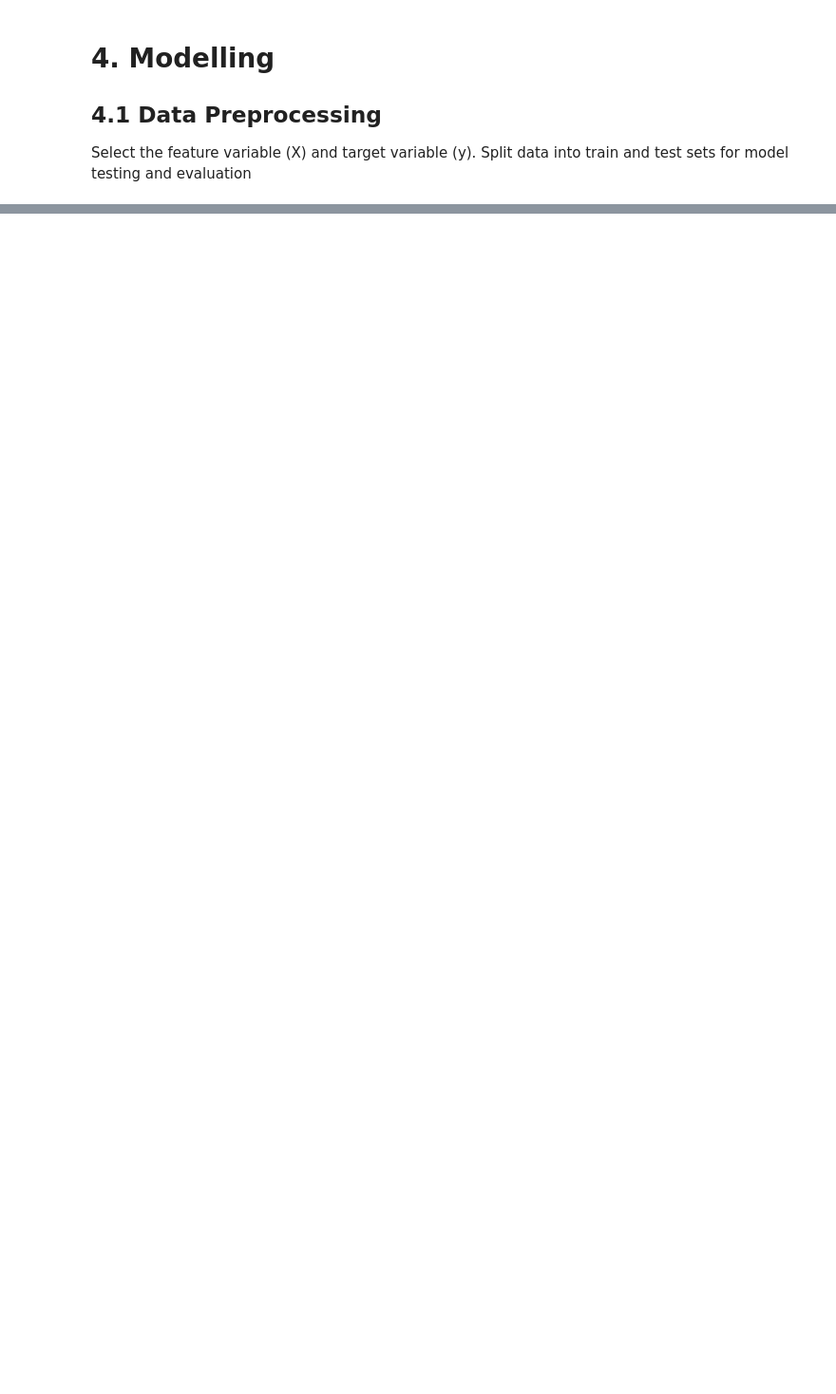
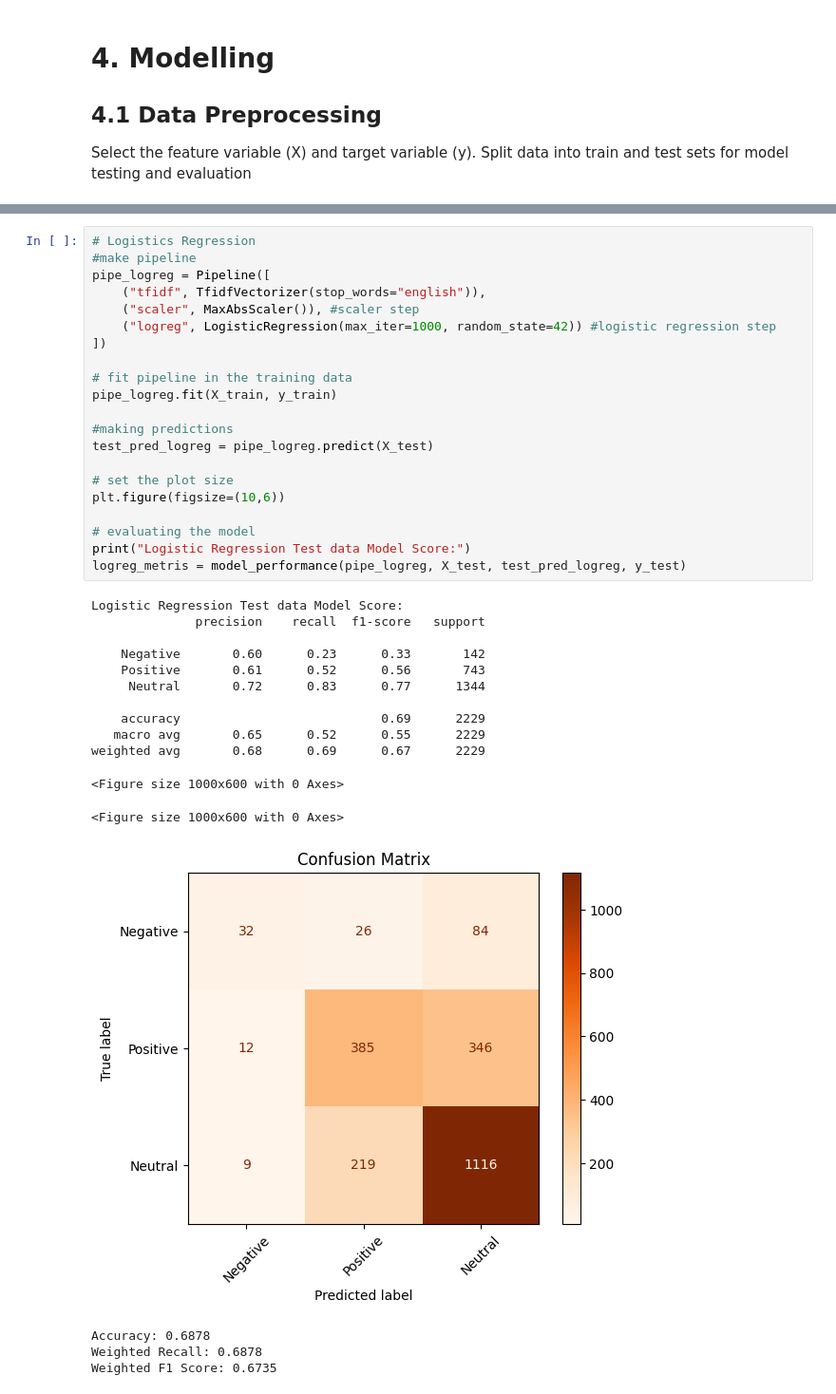
Before and after one commit to ENGMAUKA/group3_sentiment_analysis_project, a Jupyter notebook: notebooks/sentiments_consolidated.ipynb, the cells around one changed output, grey strips where cells are left out. Shown at 95% size. Saved outputs shown, nothing was run; the diff lists cells and outputs as text; blank space fills up the shorter version.

```diff
--- a/notebooks/sentiments_consolidated.ipynb
+++ b/notebooks/sentiments_consolidated.ipynb
@@ -521,0 +597,38 @@ Accuracy and Recall will be the main metric used to track model performance. How
+# %%
+# Logistics Regression
+#make pipeline
+pipe_logreg = Pipeline([
+    ("tfidf", TfidfVectorizer(stop_words="english")),
+    ("scaler", MaxAbsScaler()), #scaler step
+    ("logreg", LogisticRegression(max_iter=1000, random_state=42)) #logistic regression step
+])
+
+# fit pipeline in the training data
+pipe_logreg.fit(X_train, y_train)
+
+#making predictions
+test_pred_logreg = pipe_logreg.predict(X_test)
+
+# set the plot size
+plt.figure(figsize=(10,6))
+
+# evaluating the model
+print("Logistic Regression Test data Model Score:")
+logreg_metris = model_performance(pipe_logreg, X_test, test_pred_logreg, y_test)
+# %% [output]
+Logistic Regression Test data Model Score:
+              precision    recall  f1-score   support
+
+    Negative       0.60      0.23      0.33       142
+    Positive       0.61      0.52      0.56       743
+     Neutral       0.72      0.83      0.77      1344
+
+    accuracy                           0.69      2229
+   macro avg       0.65      0.52      0.55      2229
+weighted avg       0.68      0.69      0.67      2229
+<Figure size 1000x600 with 0 Axes>
+<Figure size 1000x600 with 0 Axes>
+[figure, added]
+Accuracy: 0.6878
+Weighted Recall: 0.6878
+Weighted F1 Score: 0.6735
```
Also changed, not shown: parts of 18 cells of this notebook.
